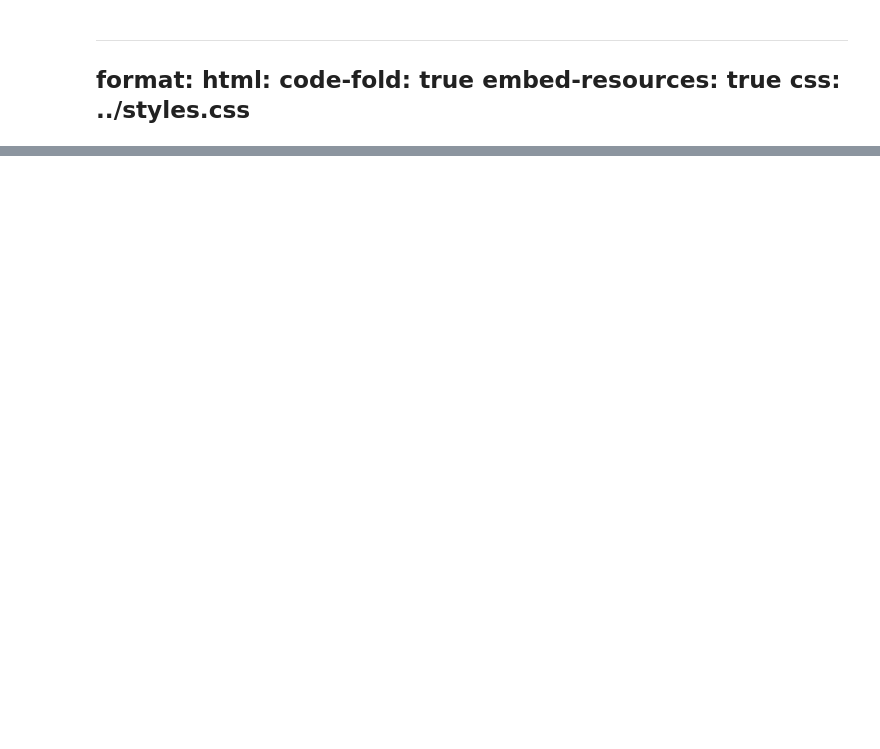
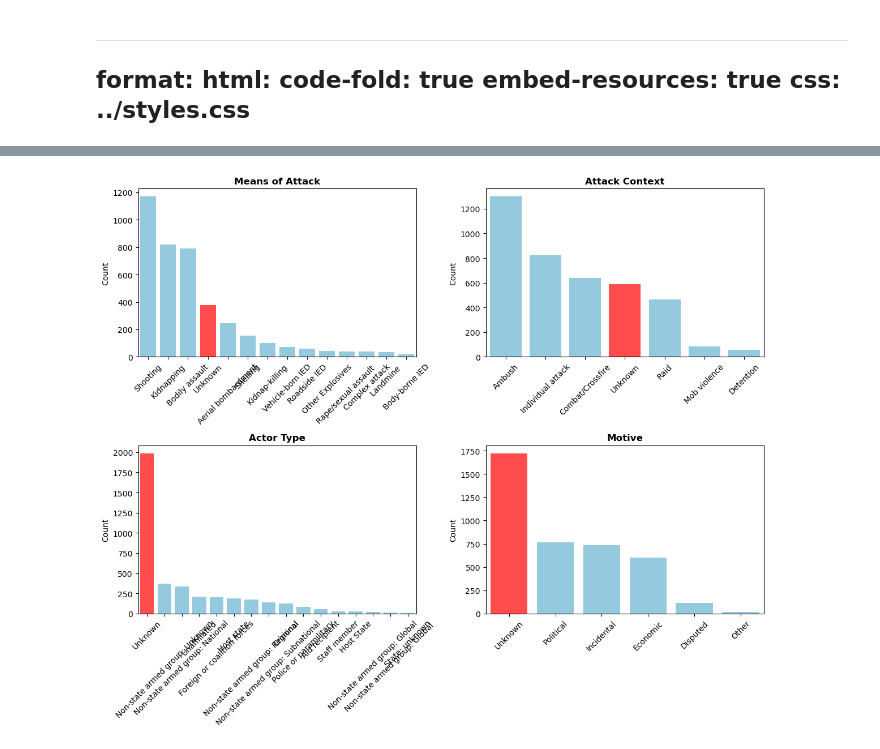
Before and after one commit to viviluccioli/DSAN_scholarship_project, a Jupyter notebook: _site/analysis/tables.ipynb, the cells around one changed output, grey strips where cells are left out. Drawn from its saved outputs; the diff is of its cells as text; code cells hidden in the pictures; blank space fills up the shorter version.

```diff
--- a/_site/analysis/tables.ipynb
+++ b/_site/analysis/tables.ipynb
@@ -14,7 +14,7 @@ import matplotlib.pyplot as plt
 from matplotlib.colors import to_rgba
 import seaborn as sns
 
-df = pd.read_csv('../data/cleaned_security_incidents.csv')
+df = pd.read_csv('../../data/cleaned_security_incidents.csv')
 # %%
 # Function to create styled tables with "Unknown" highlighted in red
 def create_styled_table(series_counts, title):
@@ -171,0 +172,35 @@ plot_count_tables(
+# %%
+def plot_count_tables(df, variables, titles, nrows=2, ncols=2, figsize=(12, 10)):
+    fig, axes = plt.subplots(nrows=nrows, ncols=ncols, figsize=figsize)
+    axes = axes.flatten()
+
+    for i, (var, title) in enumerate(zip(variables, titles)):
+        counts = df[var].value_counts().reset_index()
+        counts.columns = ['Category', 'Count']
+
+        # Create bar plot
+        sns.barplot(x='Category', y='Count', data=counts, ax=axes[i], color='skyblue')
+
+        # Highlight Unknown in red if present
+        if 'Unknown' in counts['Category'].values:
+            unknown_idx = counts[counts['Category'] == 'Unknown'].index[0]
+            unknown_bar = axes[i].patches[unknown_idx]
+            unknown_bar.set_facecolor('red')
+            unknown_bar.set_alpha(0.7)
+
+        # Customize plot
+        axes[i].set_title(title, fontsize=12, fontweight='bold')
+        axes[i].tick_params(axis='x', rotation=45)
+        axes[i].set_xlabel('')
+
+    plt.tight_layout()
+    plt.show()
+
+
+plot_count_tables(
+    df,
+    variables=['means_of_attack', 'attack_context', 'actor_type', 'motive'],
+    titles=['Means of Attack', 'Attack Context', 'Actor Type', 'Motive']
+)
+# %% [output]
+[figure, added]
```
Also changed, not shown: parts of 7 cells of this notebook, 20 other files.
